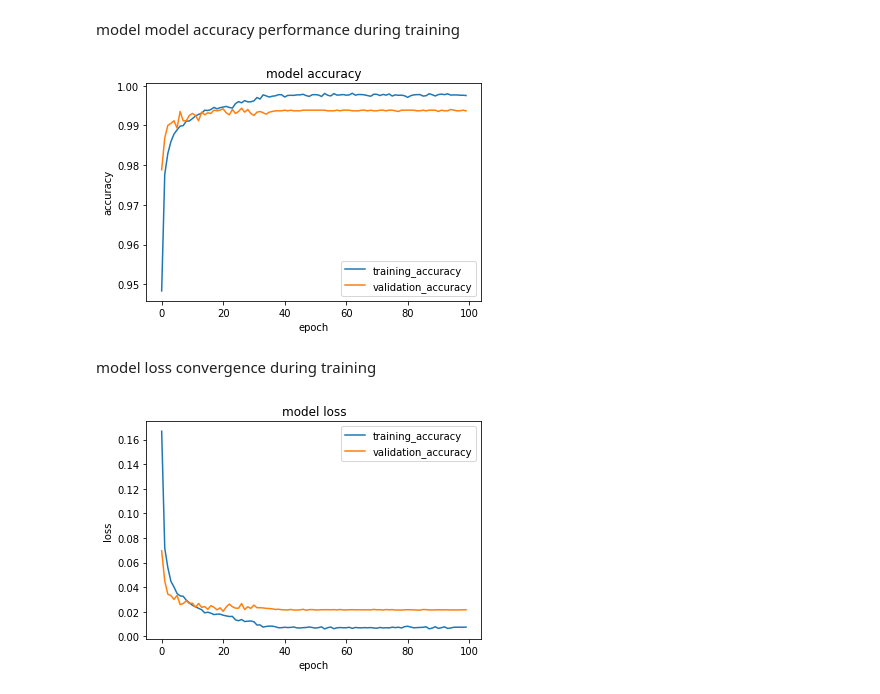
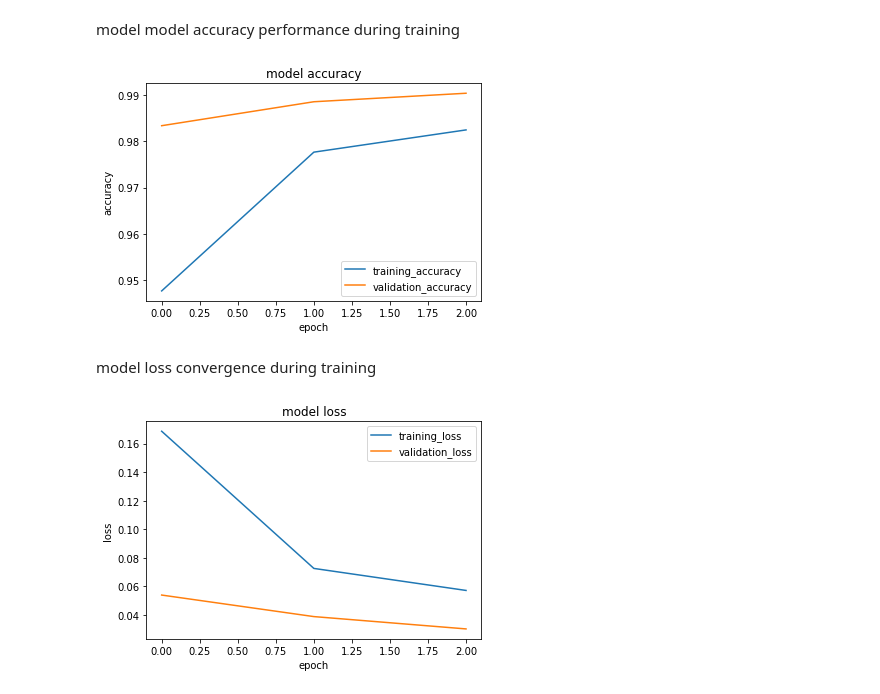
Before and after one commit to vaish28/Optidash-Challenge-OCR-for-hand-written-digits, a Jupyter notebook: train_classifier.ipynb, the cells around one changed output. Cells and saved outputs as stored; diff of their text form; code cells hidden in the pictures.

```diff
--- a/train_classifier.ipynb
+++ b/train_classifier.ipynb
@@ -75,6 +69,15 @@ callbacks = [
+# %%
+class myCallback(tf.keras.callbacks.Callback):
+    def on_epoch_end(self, epoch, logs={}):
+        if(logs.get('accuracy')>=0.98):
+            print("Reached 98% accuracy so cancelling training!")
+            self.model.stop_training = True
+
+callback = myCallback()
 # %% [markdown]
 training the model and saving the training history
 # %%
-history = classifier.fit(X_train_classifier, y_train_classifier, batch_size=32, epochs=100, verbose=1, validation_data = (X_val_classifier, y_val_classifier), callbacks = callbacks)
+with tf.device('/GPU:0'):
+    history = classifier.fit(X_train_classifier, y_train_classifier, batch_size=32, epochs=100, verbose=1, validation_data = (X_val_classifier, y_val_classifier), callbacks = [callback])
 # %% [output]
 Epoch 1/100
@@ -107,16 +101,16 @@ plt.xlabel('epoch')
 plt.legend(['training_accuracy', 'validation_accuracy'], loc='lower right')
 plt.show()
 # %% [output]
-[figure, old version]
+[figure, new version]
 # %% [markdown]
 model loss convergence during training
 # %%
 plt.plot(history.history['loss'][0:100])
 plt.plot(history.history['val_loss'][0:100])
 plt.title('model loss')
 plt.ylabel('loss')
 plt.xlabel('epoch')
-plt.legend(['training_accuracy', 'validation_accuracy'], loc='upper right')
+plt.legend(['training_loss', 'validation_loss'], loc='upper right')
 plt.show()
 # %% [output]
-[figure, old version]
+[figure, new version]
```
Also changed, not shown: parts of 5 cells of this notebook, 3 other files.
